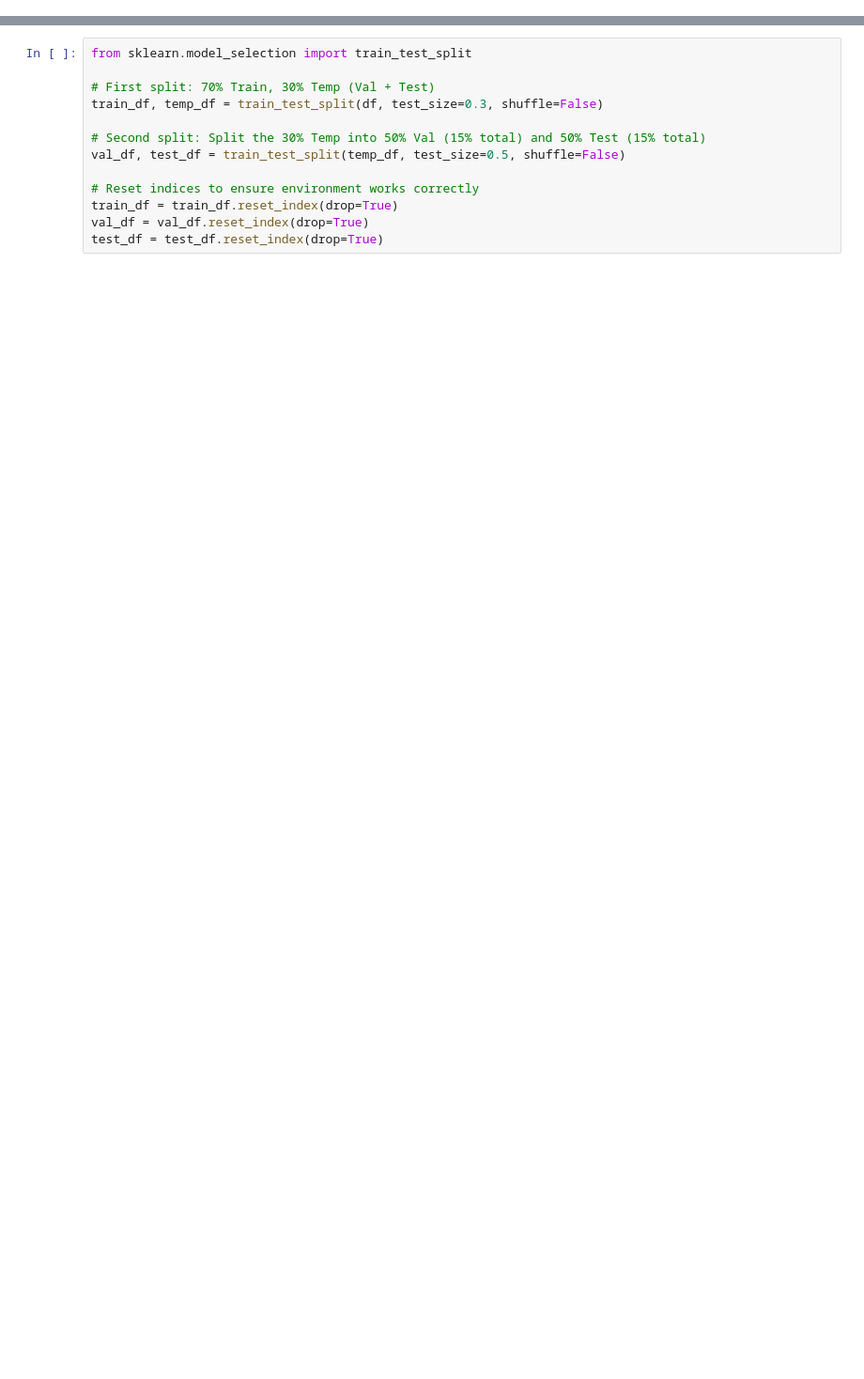
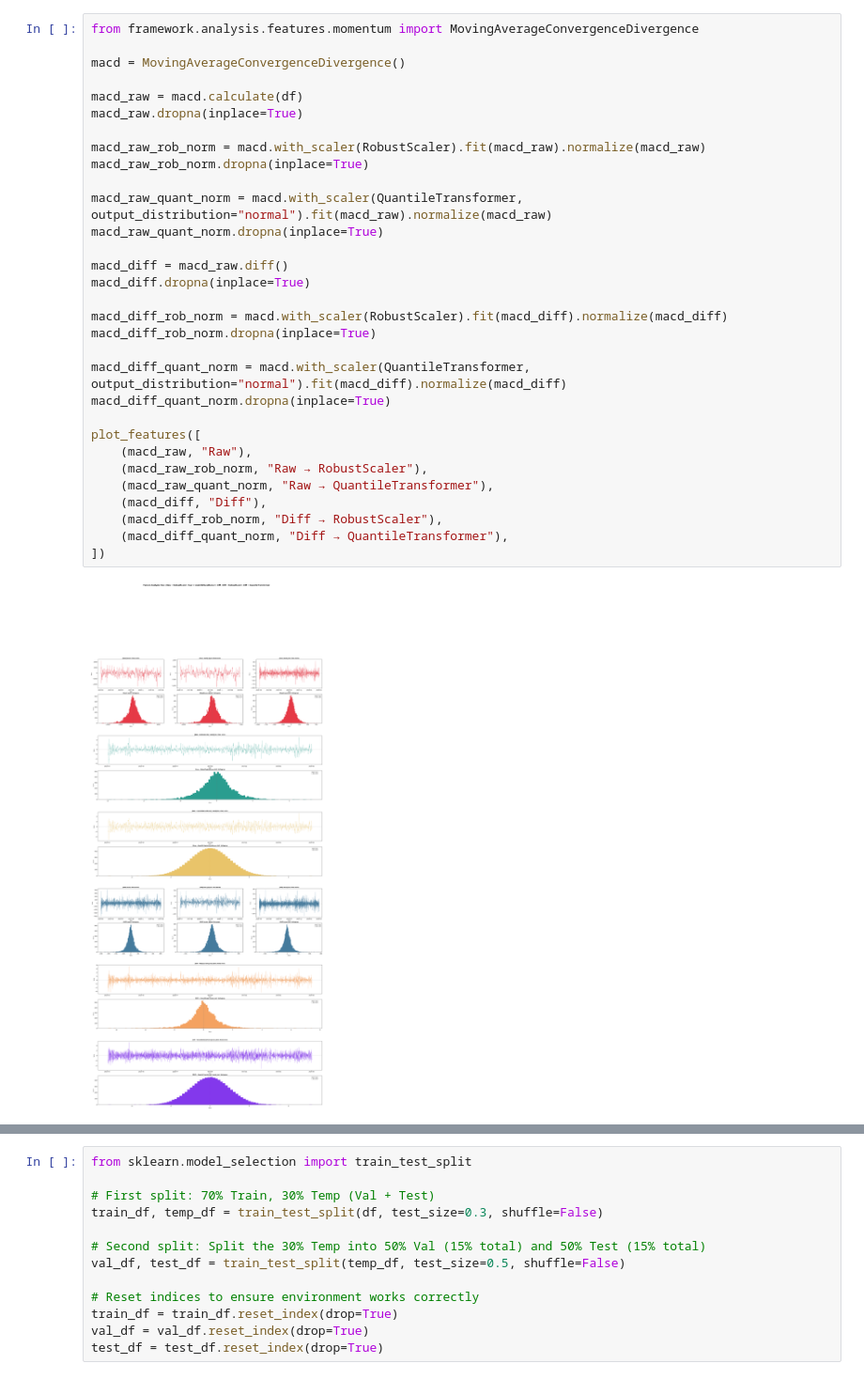
Before and after one commit to mwaqar666/Bot, a Jupyter notebook: train_agent.ipynb, the cells around one changed output, grey strips where cells are left out. Shown at 94% size. Cells and saved outputs as stored; diff of their text form; blank space fills up the shorter version.

```diff
--- a/train_agent.ipynb
+++ b/train_agent.ipynb
@@ -27,0 +60,33 @@ if df is None:
+# %%
+from framework.analysis.features.momentum import MovingAverageConvergenceDivergence
+
+macd = MovingAverageConvergenceDivergence()
+
+macd_raw = macd.calculate(df)
+macd_raw.dropna(inplace=True)
+
+macd_raw_rob_norm = macd.with_scaler(RobustScaler).fit(macd_raw).normalize(macd_raw)
+macd_raw_rob_norm.dropna(inplace=True)
+
+macd_raw_quant_norm = macd.with_scaler(QuantileTransformer, output_distribution="normal").fit(macd_raw).normalize(macd_raw)
+macd_raw_quant_norm.dropna(inplace=True)
+
+macd_diff = macd_raw.diff()
+macd_diff.dropna(inplace=True)
+
+macd_diff_rob_norm = macd.with_scaler(RobustScaler).fit(macd_diff).normalize(macd_diff)
+macd_diff_rob_norm.dropna(inplace=True)
+
+macd_diff_quant_norm = macd.with_scaler(QuantileTransformer, output_distribution="normal").fit(macd_diff).normalize(macd_diff)
+macd_diff_quant_norm.dropna(inplace=True)
+
+plot_features([
+    (macd_raw, "Raw"),
+    (macd_raw_rob_norm, "Raw → RobustScaler"),
+    (macd_raw_quant_norm, "Raw → QuantileTransformer"),
+    (macd_diff, "Diff"),
+    (macd_diff_rob_norm, "Diff → RobustScaler"),
+    (macd_diff_quant_norm, "Diff → QuantileTransformer"),
+])
+# %% [output]
+[figure, added]
```
Also changed, not shown: parts of 7 cells of this notebook, 22 other files.
